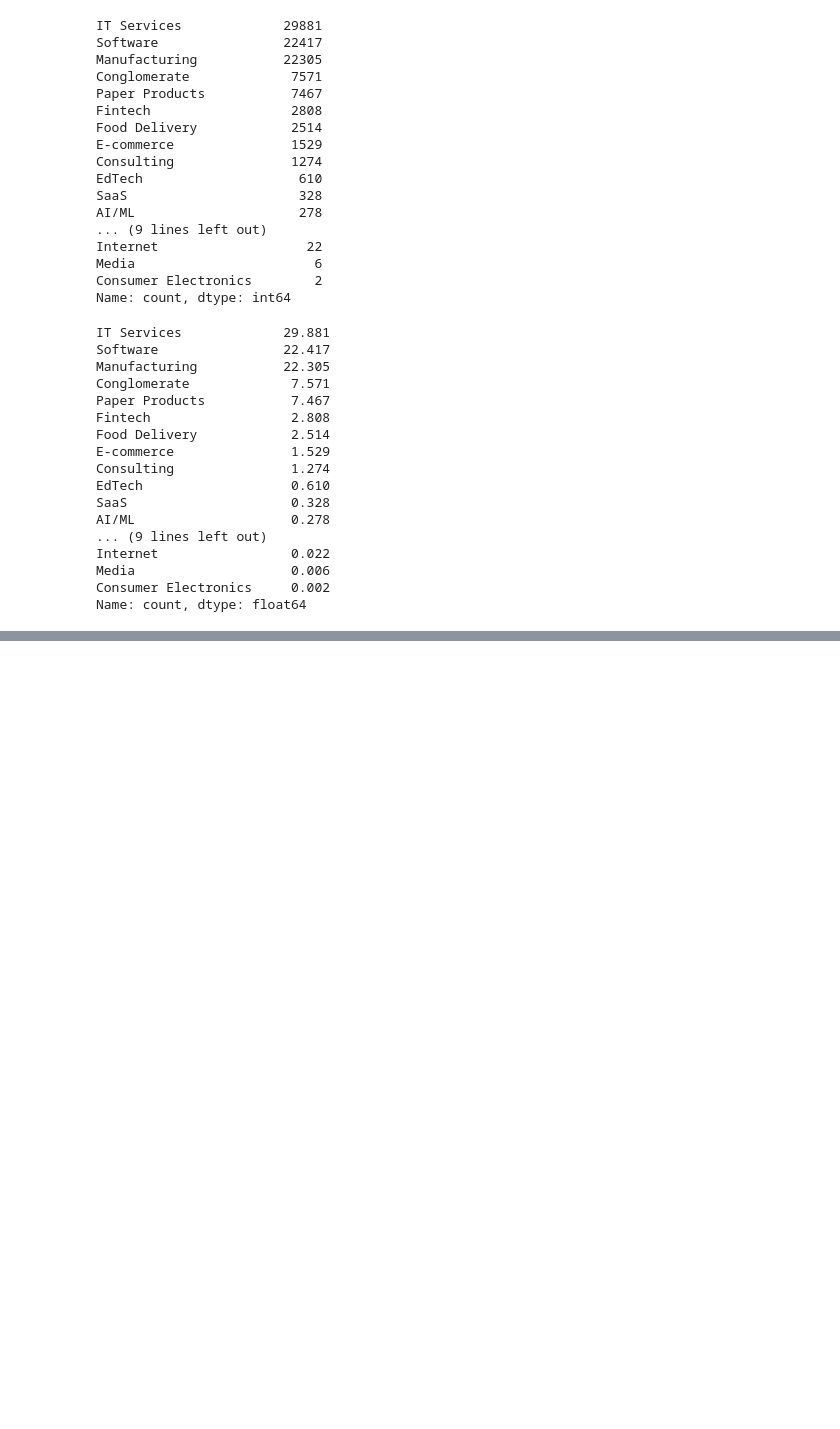
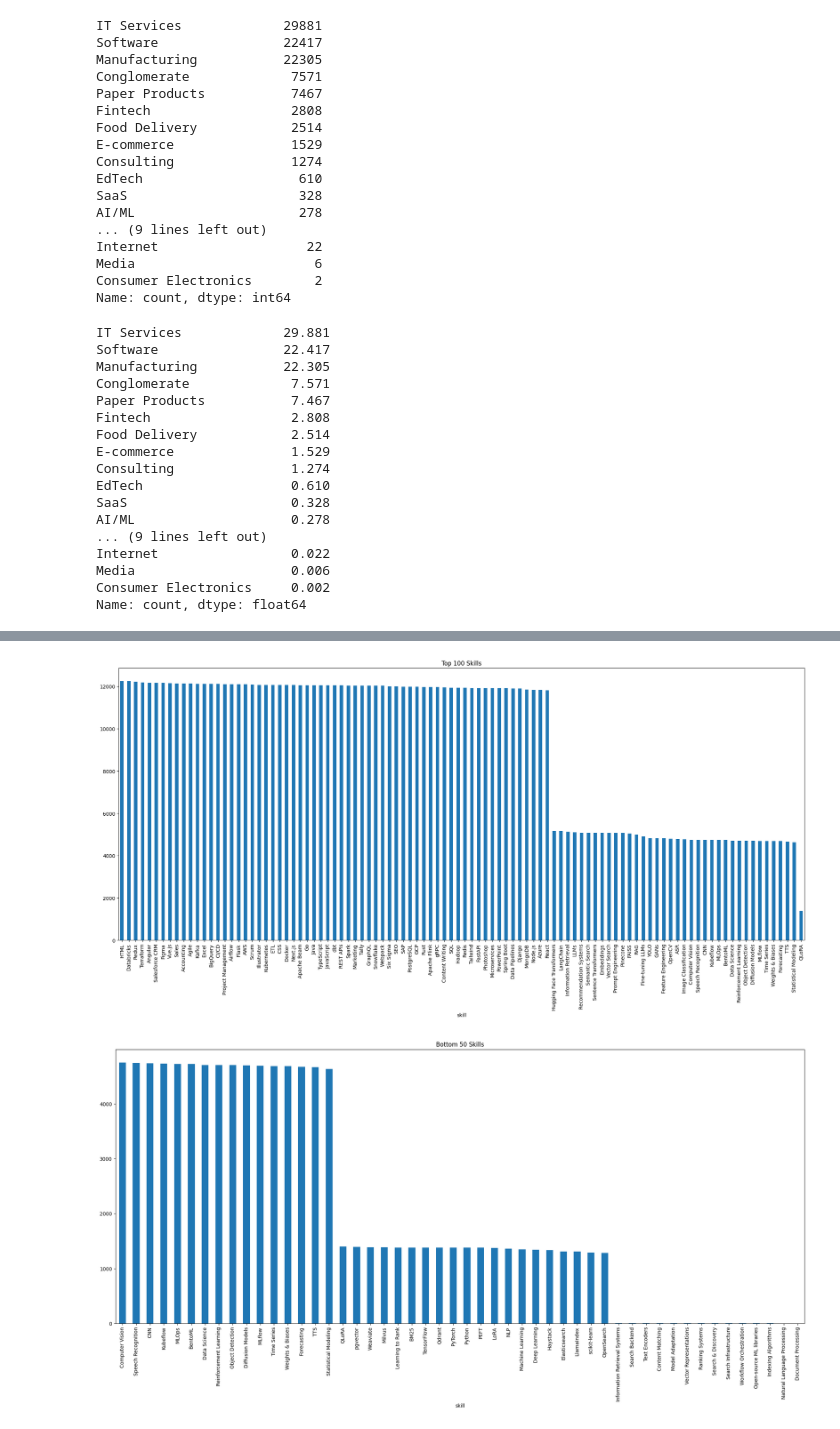
Before and after one commit to Theshmphony7580/autorecruit-, a Jupyter notebook: data_forensic _files/01_dataset_understanding.ipynb, the cells around one changed output, grey strips where cells are left out. Drawn from its saved outputs; the diff is of its cells as text; code cells hidden in the pictures; blank space fills up the shorter version.

```diff
--- a/data_forensic _files/01_dataset_understanding.ipynb
+++ b/data_forensic _files/01_dataset_understanding.ipynb
@@ -316,3 +316,26 @@ Internet                 0.022
 Media                    0.006
 Consumer Electronics     0.002
 Name: count, dtype: float64
+# %%
+skills = []
+
+for c in candidates:
+
+    for skill in c["skills"]:
+
+        skills.append({
+            "candidate_id": c["candidate_id"],
+            "skill": skill["name"],
+            "proficiency": skill["proficiency"],
+            "endorsements": skill["endorsements"],
+            "duration_months": skill["duration_months"]
+        })
+
+skills_df = pd.DataFrame(skills)
+
+print(skills_df["skill"].unique())
+print("\n", "Skills_in_total : ", skills_df["skill"].unique().size)
+
+with pd.option_context('display.max_rows', None):
+    print("",skills_df["skill"].value_counts().head(50))
+    print(skills_df['skill'].value_counts())
@@ -318,0 +360,13 @@ Name: count, dtype: float64
+# %%
+plt.figure(figsize=(25,10))
+skills_df["skill"].value_counts().head(100).plot(kind="bar")
+plt.title("Top 100 Skills")
+plt.show()
+
+plt.figure(figsize=(25,10))
+skills_df["skill"].value_counts().tail(50).plot(kind="bar")
+plt.title("Bottom 50 Skills")
+plt.show()
+# %% [output]
+[figure, added]
+[figure, added]
```
Also changed, not shown: parts of 5 cells of this notebook, 2 other files.
